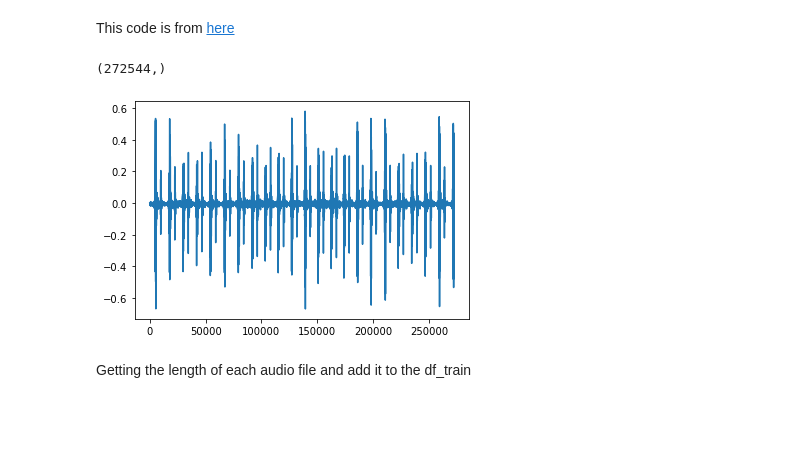
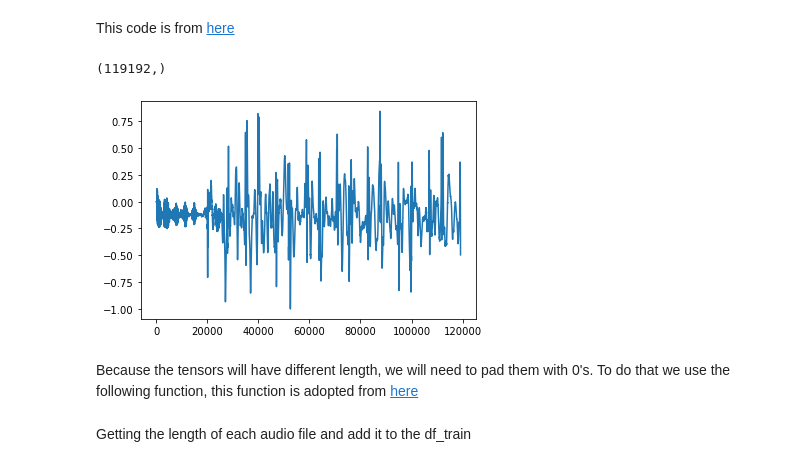
Before and after one commit to miladshiraniUCB/Heart-Sound-classification, a Jupyter notebook: EDA/EDA_1.ipynb, the cells around one changed output. Cells and saved outputs as stored; diff of their text form; code cells hidden in the pictures; blank space fills up the shorter version.

```diff
--- a/EDA/EDA_1.ipynb
+++ b/EDA/EDA_1.ipynb
@@ -236,7 +245,7 @@ Name: target, dtype: float64
 # %% [markdown]
 This code is from [here](https://github.com/nicknochnack/DeepAudioClassification/blob/main/AudioClassification.ipynb)
 # %%
-def load_wav_16k_mono(filename):
+def get_wave(filename):
     # Load encoded wav file
     file_contents = tf.io.read_file(filename)  ## The output needs to be decoded by using the next line
     ## Next line gives a numerical values of an audio file and the output needs to be reshaped
@@ -249,11 +258,13 @@ def load_wav_16k_mono(filename):
     wav = tfio.audio.resample(wav, rate_in=sample_rate, rate_out=16000)
     return wav
 # %%
-example_path = df_train["path"].iloc[10]
-example_wav = load_wav_16k_mono(example_path)
+example_path = df_train["path"].iloc[100]
+example_wav = get_wave(example_path)
 print(example_wav.shape)
 plt.plot(example_wav)
 plt.show();
 # %% [output]
-(272544,)
+(119192,)
-[figure, old version]
+[figure, new version]
+# %% [markdown]
+Because the tensors will have different length, we will need to pad them with 0's. To do that we use the following function, this function is adopted from [here](https://www.tensorflow.org/tutorials/audio/simple_audio)
```
Also changed, not shown: parts of 89 cells of this notebook, 3 other files.
